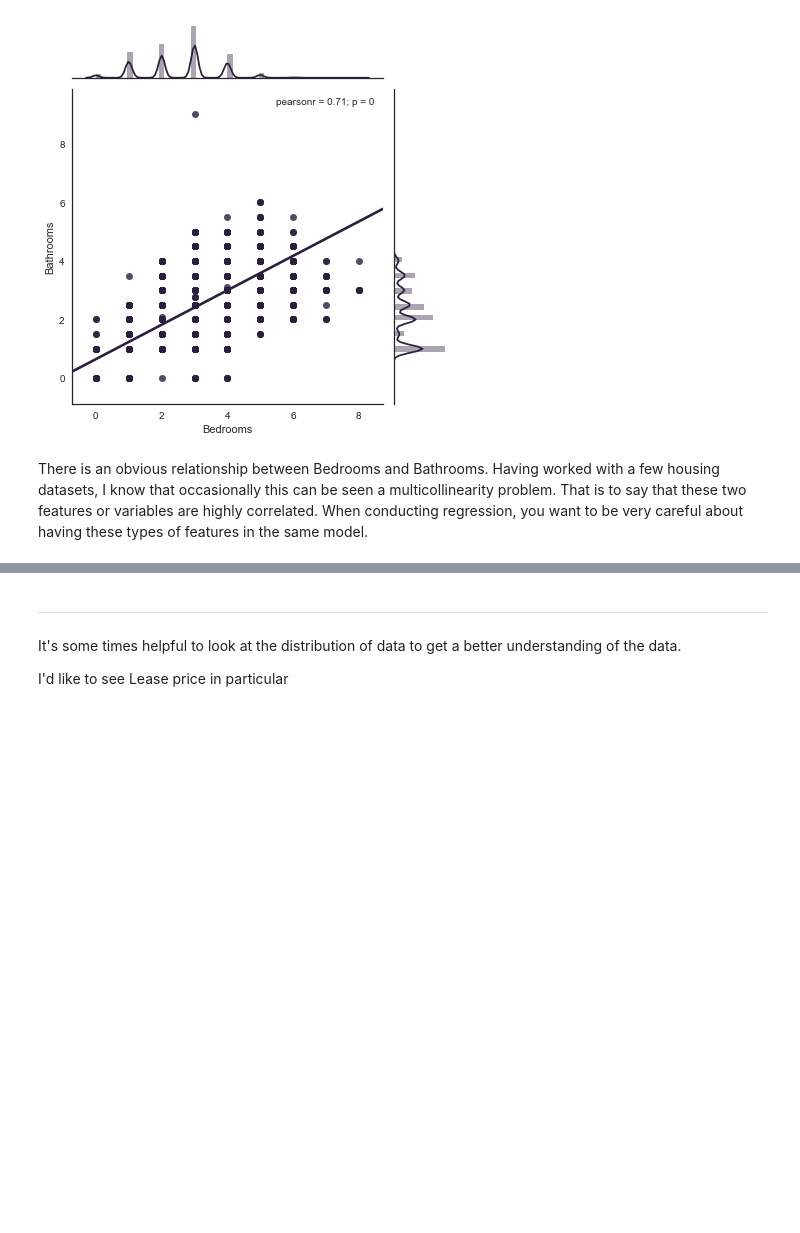
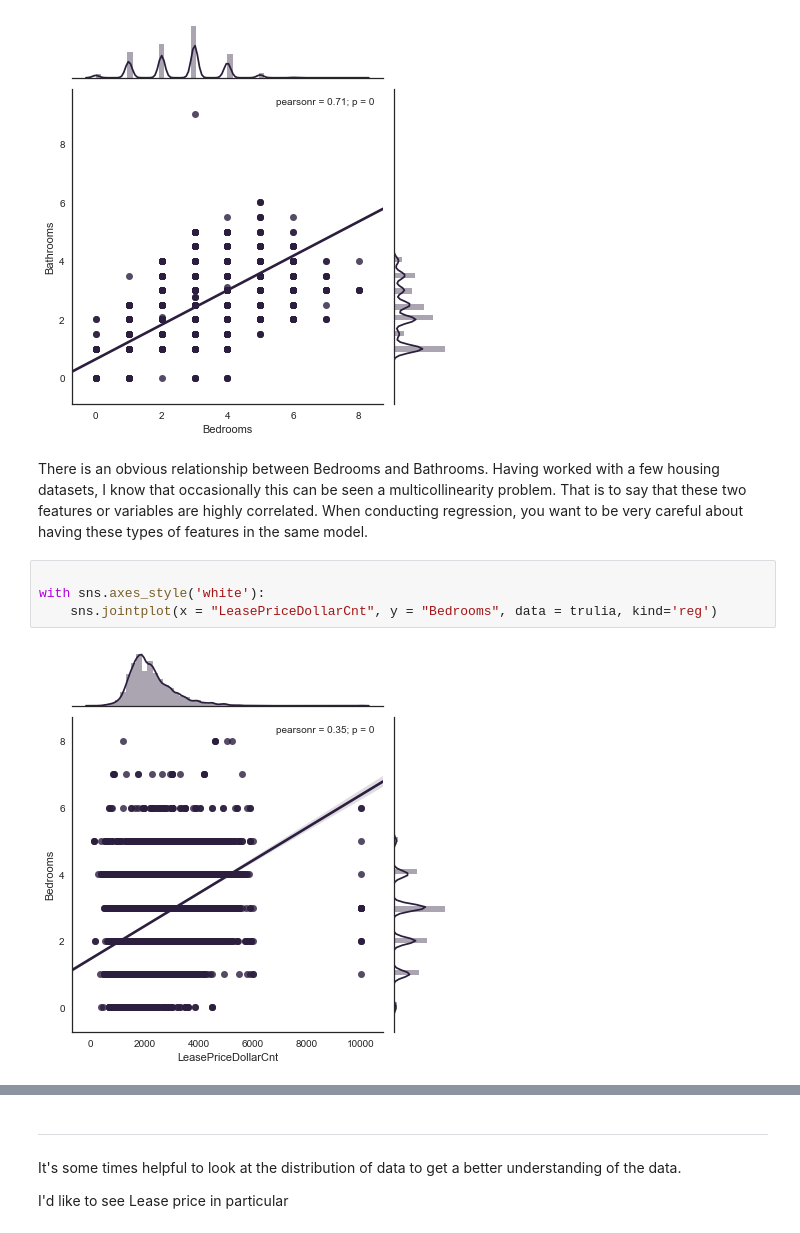
Before and after one commit to geodesicdome/housing_data, a Jupyter notebook: Annijke_Wade_Data_Excercise.ipynb, the cells around one changed output, grey strips where cells are left out. Cells and saved outputs as stored; diff of their text form; blank space fills up the shorter version.

```diff
--- a/Annijke_Wade_Data_Excercise.ipynb
+++ b/Annijke_Wade_Data_Excercise.ipynb
@@ -622,3 +623,9 @@ with sns.axes_style('white'):
 There is an obvious relationship between Bedrooms and Bathrooms.  Having worked with a few housing datasets, I know that
 occasionally this can be seen a multicollinearity problem.  That is to say that these two features or variables are highly correlated.
 When conducting regression, you want to be very careful about having these types of features in the same model.
+# %%
+
+with sns.axes_style('white'):
+    sns.jointplot(x = "LeasePriceDollarCnt", y = "Bedrooms", data = trulia, kind='reg')
+# %% [output]
+[figure, added]
```
Also changed, not shown: parts of 21 cells of this notebook.
